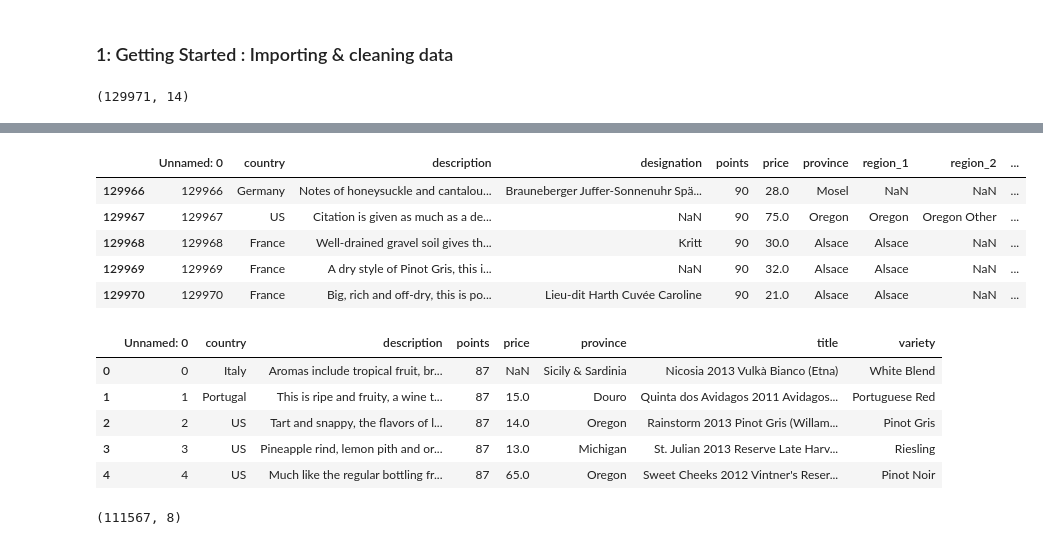
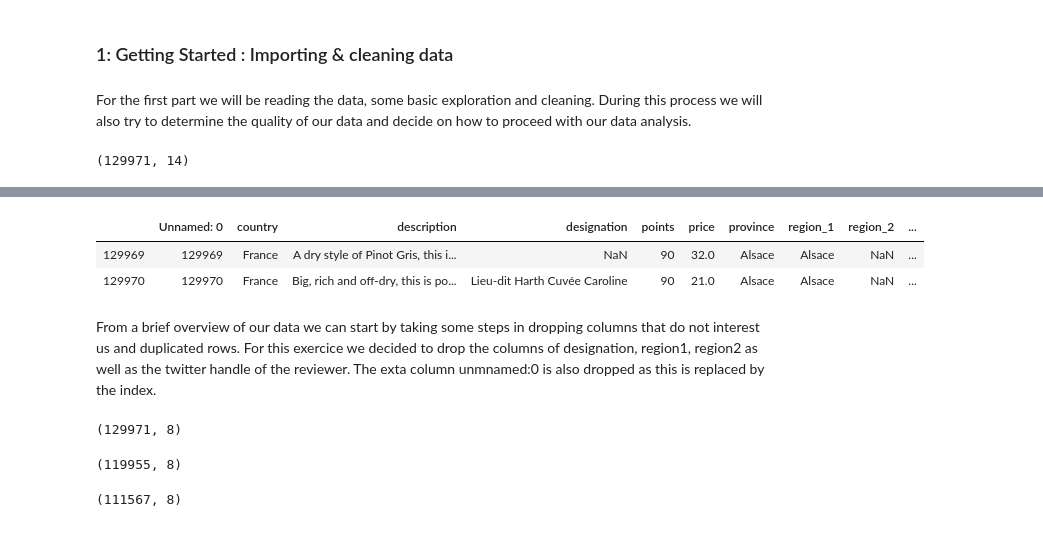
Before and after one commit to Adamantia/WiMLDS-Workshop-Natural-Language-Processing, a Jupyter notebook: WiMLDS Amsterdam - NLP Workshop 7.11.2019.ipynb, the cells around one changed output, grey strips where cells are left out. Cells and saved outputs as stored; diff of their text form; code cells hidden in the pictures.

```diff
--- a/WiMLDS Amsterdam - NLP Workshop 7.11.2019.ipynb
+++ b/WiMLDS Amsterdam - NLP Workshop 7.11.2019.ipynb
@@ -10,0 +9,2 @@ import pandas as pd
+# %% [markdown]
+ For the first part we will be reading the data, some basic exploration and cleaning. During this process we will also try to determine the quality of our data and decide on how to proceed with our data analysis.
@@ -27,26 +32,21 @@ wine_reviews.head()
 | 3 | 3 | US | Pineapple rind, lemon pith and or... | Reserve Late Harvest | 87 | 13.0 | Michigan | Lake Michigan Shore | NaN | ... |
 | 4 | 4 | US | Much like the regular bottling fr... | Vintner's Reserve Wild Child Block | 87 | 65.0 | Oregon | Willamette Valley | Willamette Valley | ... |
 # %%
-#checking the last five rows
-wine_reviews.iloc[-5:]
+#checking the last two rows
+wine_reviews.iloc[-2:]
 # %% [output]
 |  | Unnamed: 0 | country | description | designation | points | price | province | region_1 | region_2 | ... |
-| 129966 | 129966 | Germany | Notes of honeysuckle and cantalou... | Brauneberger Juffer-Sonnenuhr Spä... | 90 | 28.0 | Mosel | NaN | NaN | ... |
-| 129967 | 129967 | US | Citation is given as much as a de... | NaN | 90 | 75.0 | Oregon | Oregon | Oregon Other | ... |
-| 129968 | 129968 | France | Well-drained gravel soil gives th... | Kritt | 90 | 30.0 | Alsace | Alsace | NaN | ... |
 | 129969 | 129969 | France | A dry style of Pinot Gris, this i... | NaN | 90 | 32.0 | Alsace | Alsace | NaN | ... |
 | 129970 | 129970 | France | Big, rich and off-dry, this is po... | Lieu-dit Harth Cuvée Caroline | 90 | 21.0 | Alsace | Alsace | NaN | ... |
+# %% [markdown]
+
+From a brief overview of our data we can start by taking some steps in dropping columns that do not interest us and duplicated rows. For this exercice we decided to drop the columns of designation, region1, region2 as well as the twitter handle of the reviewer. The exta column unmnamed:0 is also dropped as this is replaced by the index.
 # %%
-#Data cleaning
-#drop columns designation, region1, region2 and taster details.
-reviews = wine_reviews.drop(columns=['designation','region_1', 'region_2', 'taster_name', 'taster_twitter_handle', 'winery', ])
-reviews.head()
+#drop columns designation, region1, region2 and taster twitter details.
+wine_df = wine_reviews.drop(columns=['designation','region_1', 'region_2', 'taster_twitter_handle', 'winery','Unnamed: 0' ])
-# %% [output]
-|  | Unnamed: 0 | country | description | points | price | province | title | variety |
-| 0 | 0 | Italy | Aromas include tropical fruit, br... | 87 | NaN | Sicily & Sardinia | Nicosia 2013 Vulkà Bianco (Etna) | White Blend |
-| 1 | 1 | Portugal | This is ripe and fruity, a wine t... | 87 | 15.0 | Douro | Quinta dos Avidagos 2011 Avidagos... | Portuguese Red |
-| 2 | 2 | US | Tart and snappy, the flavors of l... | 87 | 14.0 | Oregon | Rainstorm 2013 Pinot Gris (Willam... | Pinot Gris |
-| 3 | 3 | US | Pineapple rind, lemon pith and or... | 87 | 13.0 | Michigan | St. Julian 2013 Reserve Late Harv... | Riesling |
-| 4 | 4 | US | Much like the regular bottling fr... | 87 | 65.0 | Oregon | Sweet Cheeks 2012 Vintner's Reser... | Pinot Noir |
+# %%
+wine_df.shape
+# %% [output]
+(129971, 8)
 # %%
 #drop duplicate description
@@ -54 +54,5 @@ wine_df = reviews.drop_duplicates('description')
+# %%
+wine_df.shape
+# %% [output]
+(119955, 8)
 # %%
```
Also changed, not shown: parts of 48 cells of this notebook.
